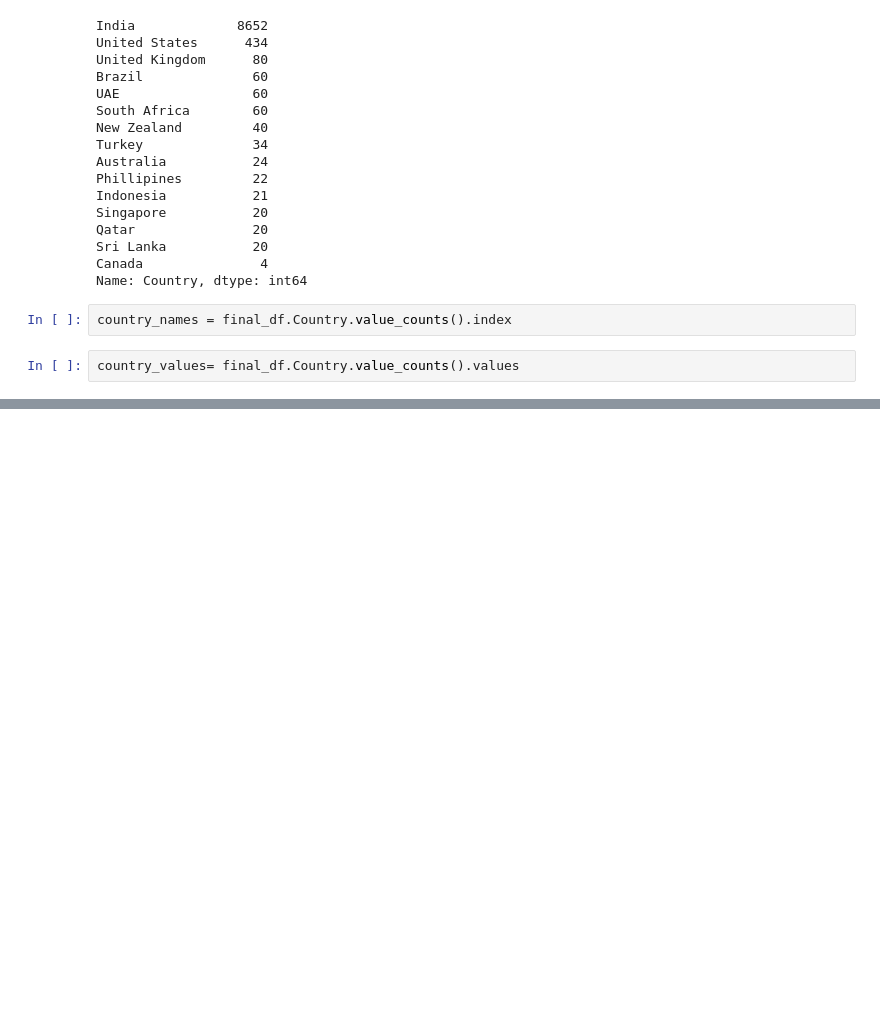
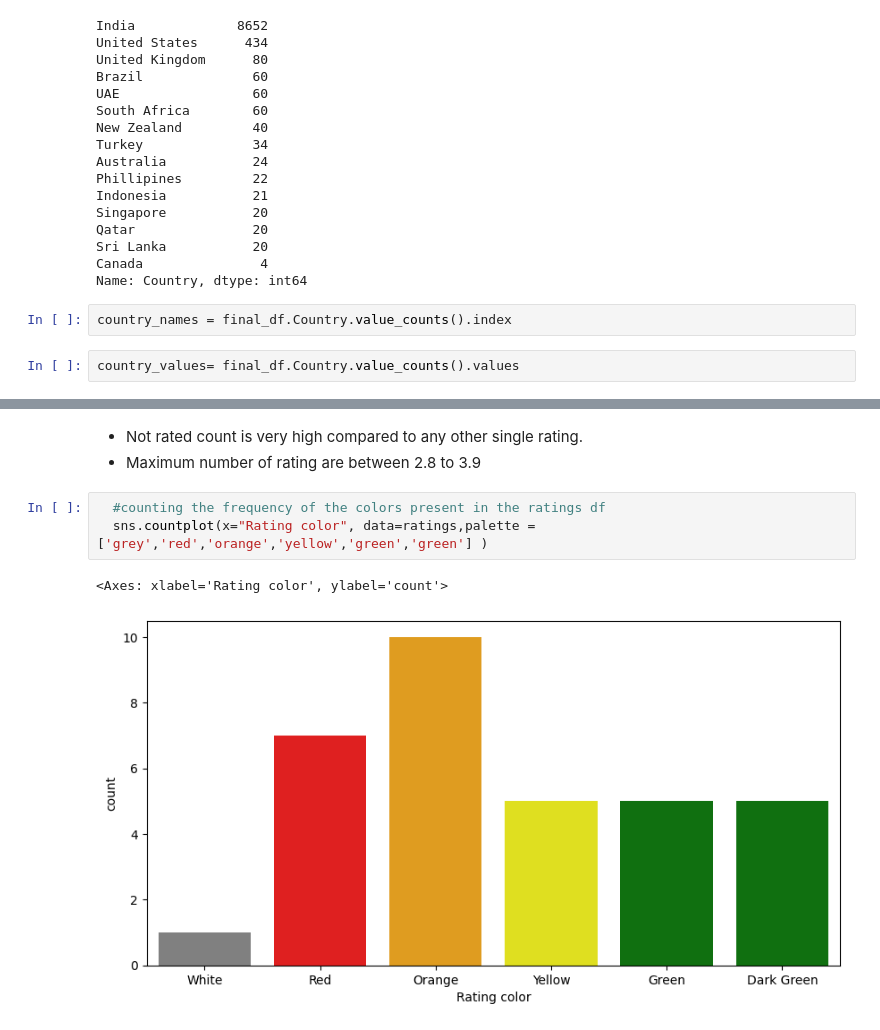
Before and after one commit to ZainDataS/EDAonZomatoDataset, a Jupyter notebook: Zomato_Dataset_EDA.ipynb, the cells around one changed output, grey strips where cells are left out. Drawn from its saved outputs; the diff is of its cells as text; blank space fills up the shorter version.

```diff
--- a/Zomato_Dataset_EDA.ipynb
+++ b/Zomato_Dataset_EDA.ipynb
@@ -207,0 +232,9 @@ final_df.groupby(['Aggregate rating', 'Rating color', 'Rating text']).size().res
+# %% [markdown]
+*  Not rated count is very high compared to any other single rating.
+*  Maximum number of rating are between 2.8 to 3.9
+# %%
+  #counting the frequency of the colors present in the ratings df
+  sns.countplot(x="Rating color", data=ratings,palette =['grey','red','orange','yellow','green','green'] )
+# %% [output]
+<Axes: xlabel='Rating color', ylabel='count'>
+[figure, added]
```
Also changed, not shown: parts of 20 cells of this notebook.
